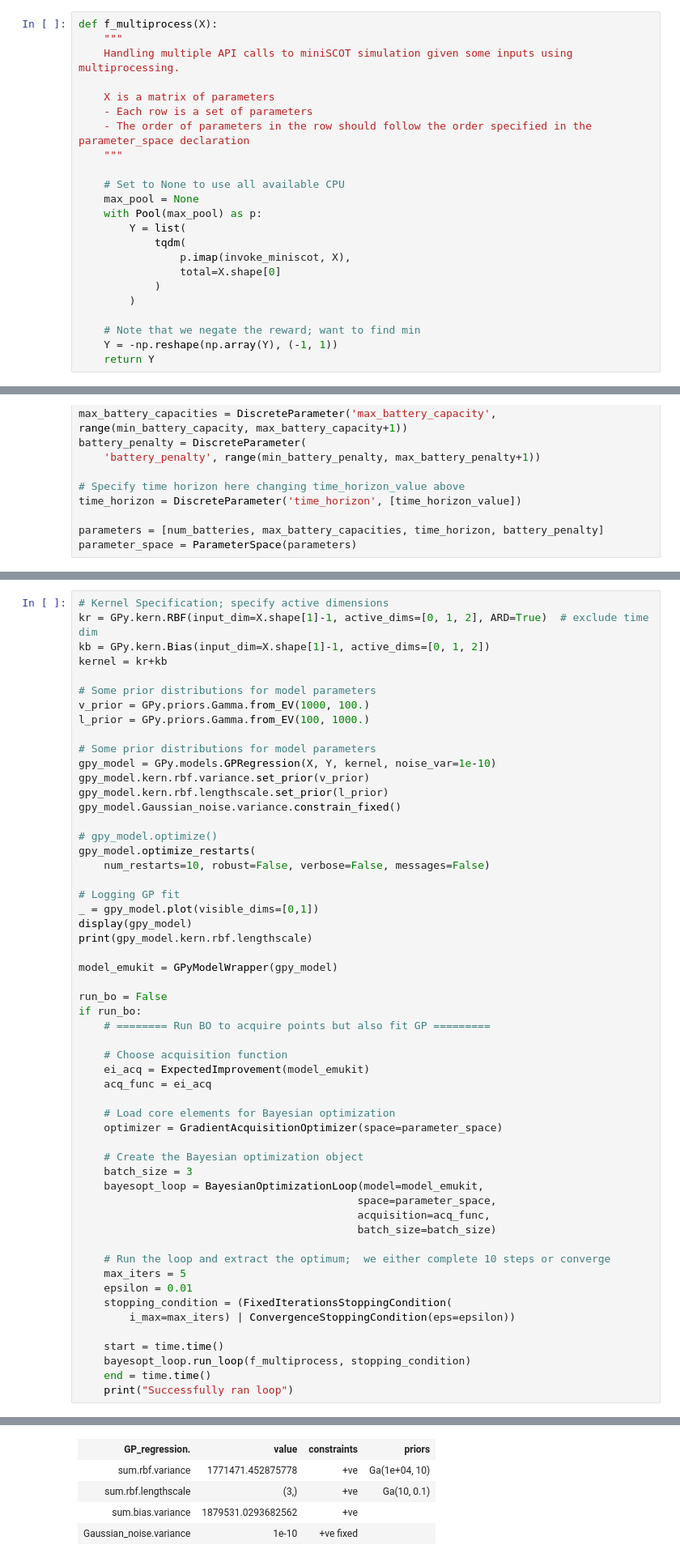
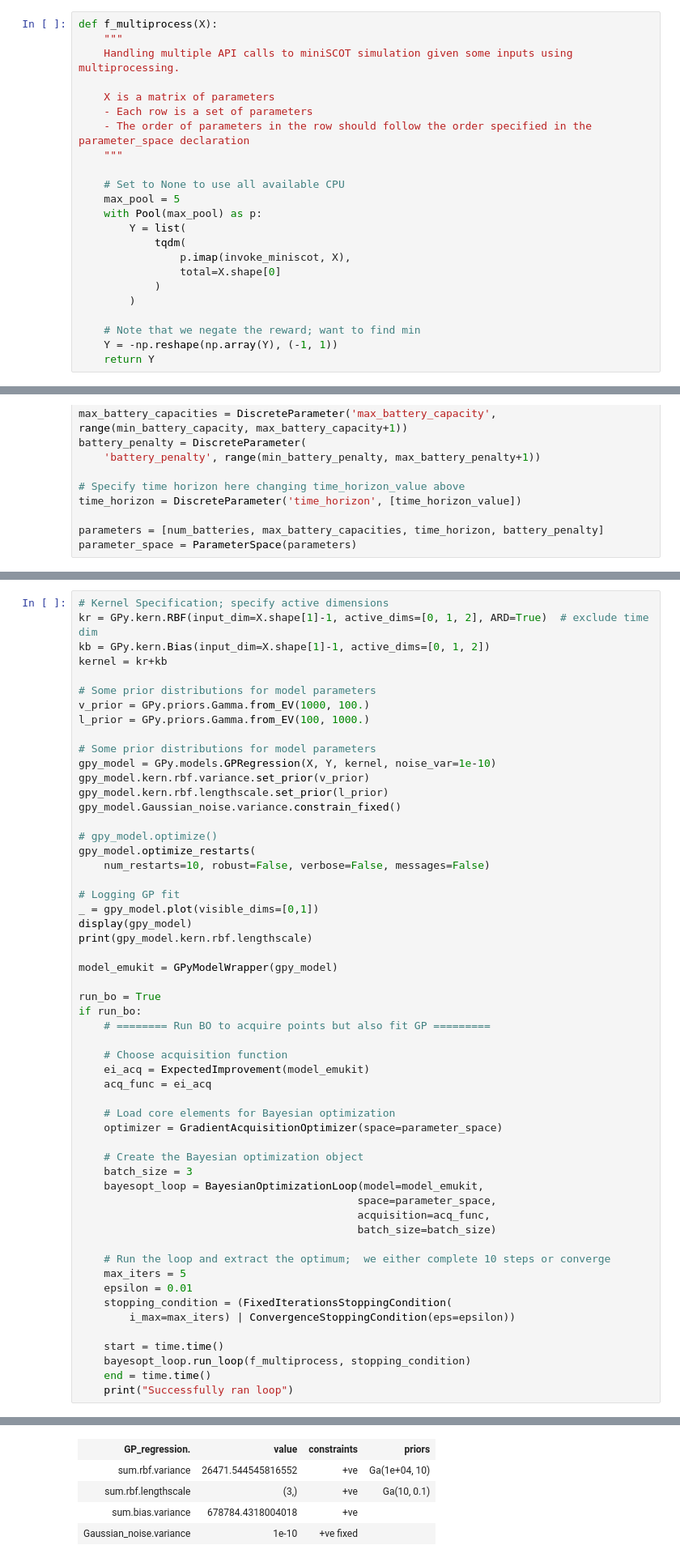
Before and after one commit to amzn/supply-chain-simulation-environment, a Jupyter notebook: src/bayesian_optimization/max_sens_analysis.ipynb, the cells around one changed output, grey strips where cells are left out. Shown at 81% size. Saved outputs shown, nothing was run; the diff lists cells and outputs as text.

```diff
--- a/src/bayesian_optimization/max_sens_analysis.ipynb
+++ b/src/bayesian_optimization/max_sens_analysis.ipynb
@@ -132,7 +128,7 @@ def f_multiprocess(X):
     """
 
     # Set to None to use all available CPU
-    max_pool = None
+    max_pool = 5
     with Pool(max_pool) as p:
         Y = list(
             tqdm(
@@ -241,7 +235,7 @@ print(gpy_model.kern.rbf.lengthscale)
 
 model_emukit = GPyModelWrapper(gpy_model)
 
-run_bo = False
+run_bo = True
 if run_bo:
     # ======== Run BO to acquire points but also fit GP =========
 
@@ -280,8 +274,8 @@ Objective: 35333088.24047823
 Number of Parameters: 6
 Number of Optimization Parameters: 5
 Updates: True
 | GP_regression. | value | constraints | priors |
-| sum.rbf.variance | 1771471.452875778 | +ve | Ga(1e+04, 10) |
+| sum.rbf.variance | 26471.544545816552 | +ve | Ga(1e+04, 10) |
 | sum.rbf.lengthscale | (3,) | +ve | Ga(10, 0.1) |
-| sum.bias.variance | 1879531.0293682562 | +ve |  |
+| sum.bias.variance | 678784.4318004018 | +ve |  |
 | Gaussian_noise.variance | 1e-10 | +ve fixed |  |
```
Also changed, not shown: parts of 4 cells of this notebook, 5 other files.
